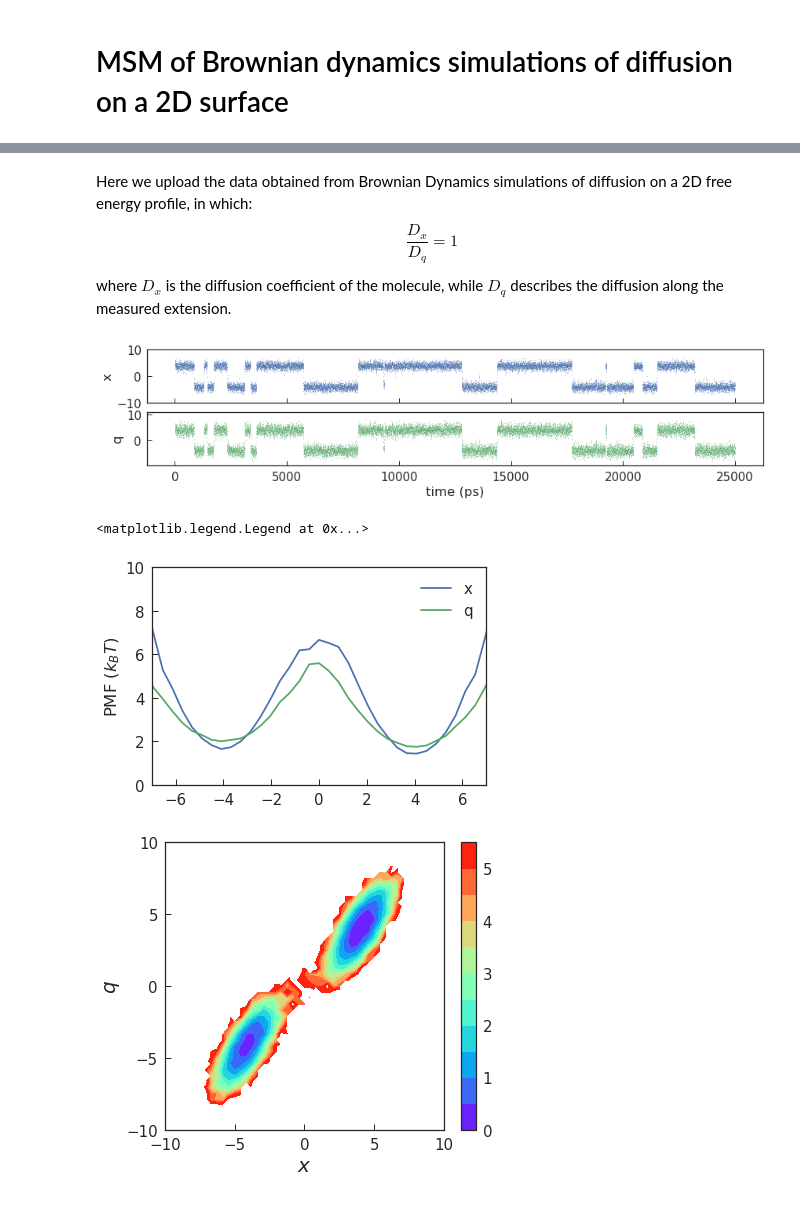
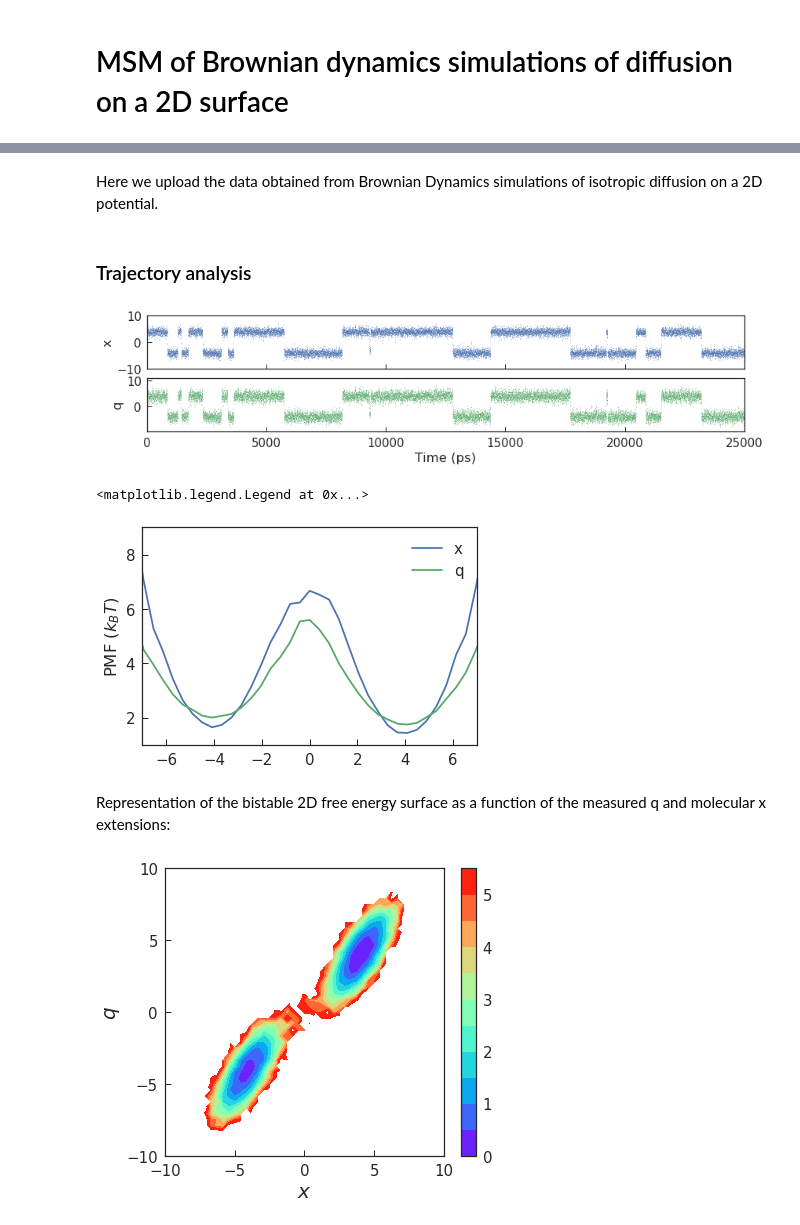
Before and after one commit to BioKT/MasterMSM, a Jupyter notebook: examples/brownian_dynamics_2D/2D_smFS_MSM.ipynb, the cells around one changed output, grey strips where cells are left out. Drawn from its saved outputs; the diff is of its cells as text; code cells hidden in the pictures.

```diff
--- a/examples/brownian_dynamics_2D/2D_smFS_MSM.ipynb
+++ b/examples/brownian_dynamics_2D/2D_smFS_MSM.ipynb
@@ -22,42 +19,44 @@ The autoreload extension is already loaded. To reload it, use:
 # %% [markdown]
-Here we upload the data obtained from Brownian Dynamics simulations of diffusion on a 2D free energy profile, in which:
-$$
-\begin{equation*}
-\frac{D_x}{D_q}=1\end{equation*}$$ where $D_x$ is the diffusion coefficient of the molecule, while $D_q$ describes the diffusion along the measured extension.
+Here we upload the data obtained from Brownian Dynamics simulations of isotropic diffusion on a 2D potential.
 # %%
 h5file = "data/cossio_kl1.3_Dx1_Dq1.h5"
 f = h5py.File(h5file, 'r')
 data = np.array(f['data'])
 f.close()
+# %% [markdown]
+### Trajectory analysis
 # %%
 fig, ax = plt.subplots(2,1,figsize=(12,3), sharex=True,sharey=False)
 ax[0].plot(data[:,0],data[:,1],'.', markersize=1)
 ax[1].plot(data[:,0],data[:,2],'g.', markersize=1)
 ax[0].set_ylim(-10,10)
+ax[1].set_xlim(0,25000)
 ax[0].set_ylabel('x')
 ax[1].set_ylabel('q')
-ax[1].set_xlabel('time (ps)')
+ax[1].set_xlabel('Time (ps)')
 plt.tight_layout(h_pad=0)
 # %% [output]
-[figure, old version]
+[figure, new version]
 # %%
 fig, ax = plt.subplots(figsize=(6,4))
 hist, bin_edges = np.histogram(data[:,1], bins=np.linspace(-10,10,50), normed=True)
 bin_centers = [0.5*(bin_edges[i]+bin_edges[i+1]) \
                for i in range(len(bin_edges)-1)]
 ax.plot(bin_centers, -np.log(hist),label="x")
 hist, bin_edges = np.histogram(data[:,2], bins=np.linspace(-10,10,50), normed=True)
 bin_centers = [0.5*(bin_edges[i]+bin_edges[i+1]) \
                for i in range(len(bin_edges)-1)]
 ax.plot(bin_centers, -np.log(hist),label="q")
 ax.set_xlim(-7,7)
-ax.set_ylim(0,10)
+ax.set_ylim(1,9)
 #ax.set_xlabel('x')
 ax.set_ylabel('PMF ($k_BT$)')
 ax.legend()
 # %% [output]
 <matplotlib.legend.Legend at 0x...>
-[figure, old version]
+[figure, new version]
+# %% [markdown]
+Representation of the bistable 2D free energy surface as a function of the measured q and molecular x extensions:
 # %%
 H, x_edges, y_edges = np.histogram2d(data[:,1],data[:,2], \
             bins=[np.linspace(-10,10,50), np.linspace(-10,10,50)])
```
Also changed, not shown: parts of 9 cells of this notebook.
